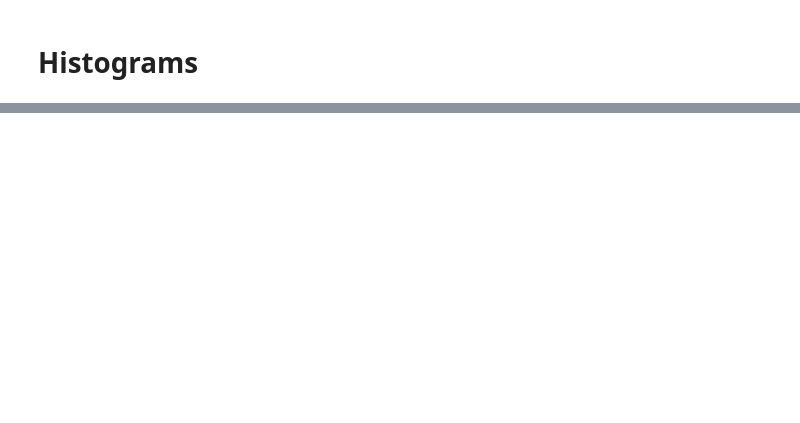
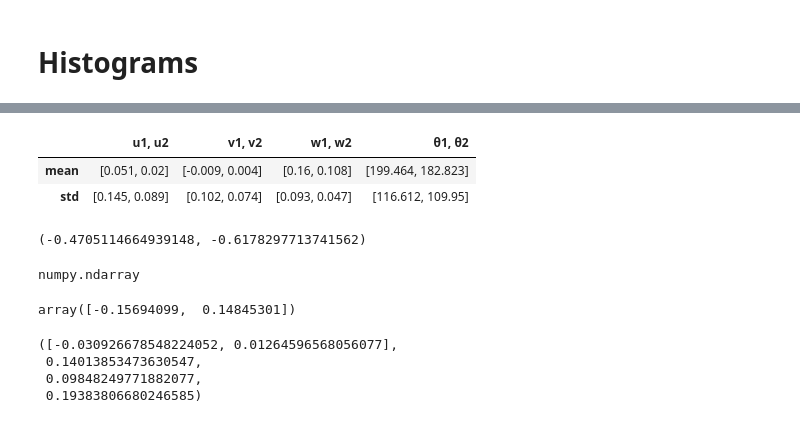
Before and after one commit to jmunroe/IceDEF, a Jupyter notebook: notebooks/statoil_arcticnet_data.ipynb, the cells around one changed output, grey strips where cells are left out. Cells and saved outputs as stored; diff of their text form; code cells hidden in the pictures; blank space fills up the shorter version.

```diff
--- a/notebooks/statoil_arcticnet_data.ipynb
+++ b/notebooks/statoil_arcticnet_data.ipynb
@@ -416,3 +429,7 @@ current_analysis.plot_hists()
 [figure]
 # %%
-current_analysis.uv
+current_analysis.uv_stats()
+# %% [output]
+|  | u1, u2 | v1, v2 | w1, w2 | θ1, θ2 |
+| mean | [0.051, 0.02] | [-0.009, 0.004] | [0.16, 0.108] | [199.464, 182.823] |
+| std | [0.145, 0.089] | [0.102, 0.074] | [0.093, 0.047] | [116.612, 109.95] |
@@ -418,0 +440,20 @@ current_analysis.uv
+# %%
+x, y
+# %% [output]
+(-0.4705114664939148, -0.6178297713741562)
+# %%
+type(np.random.multivariate_normal(mean, cov, 1).T.ravel())
+# %% [output]
+numpy.ndarray
+# %%
+mu, sigma_1, sigma_2, alpha = stats.fit_bivariate_normal(U2 - U1, V2 - V1)
+stats.bivariate_normal(mu, sigma_1, sigma_2, alpha)
+# %% [output]
+array([-0.15694099,  0.14845301])
+# %%
+stats.fit_bivariate_normal(U2 - U1, V2 - V1)
+# %% [output]
+([-0.030926678548224052, 0.01264596568056077],
+ 0.14013853473630547,
+ 0.09848249771882077,
+ 0.19383806680246585)
```
Also changed, not shown: parts of 10 cells of this notebook.
